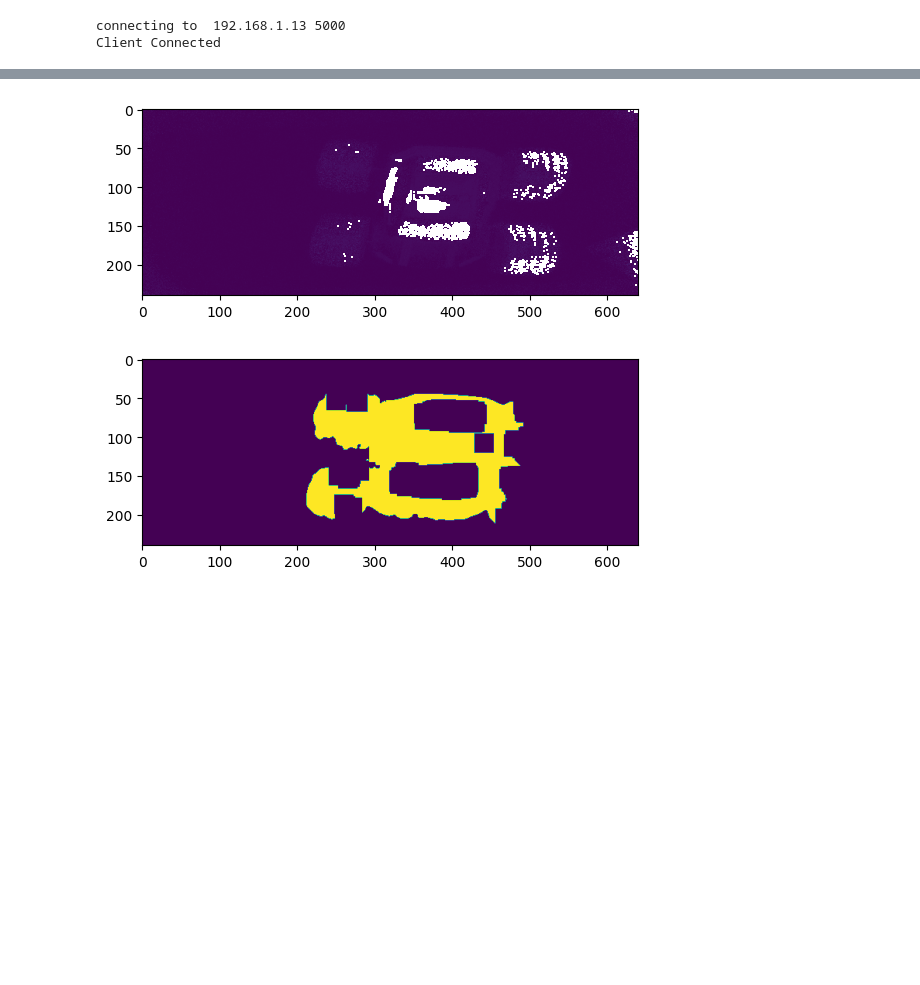
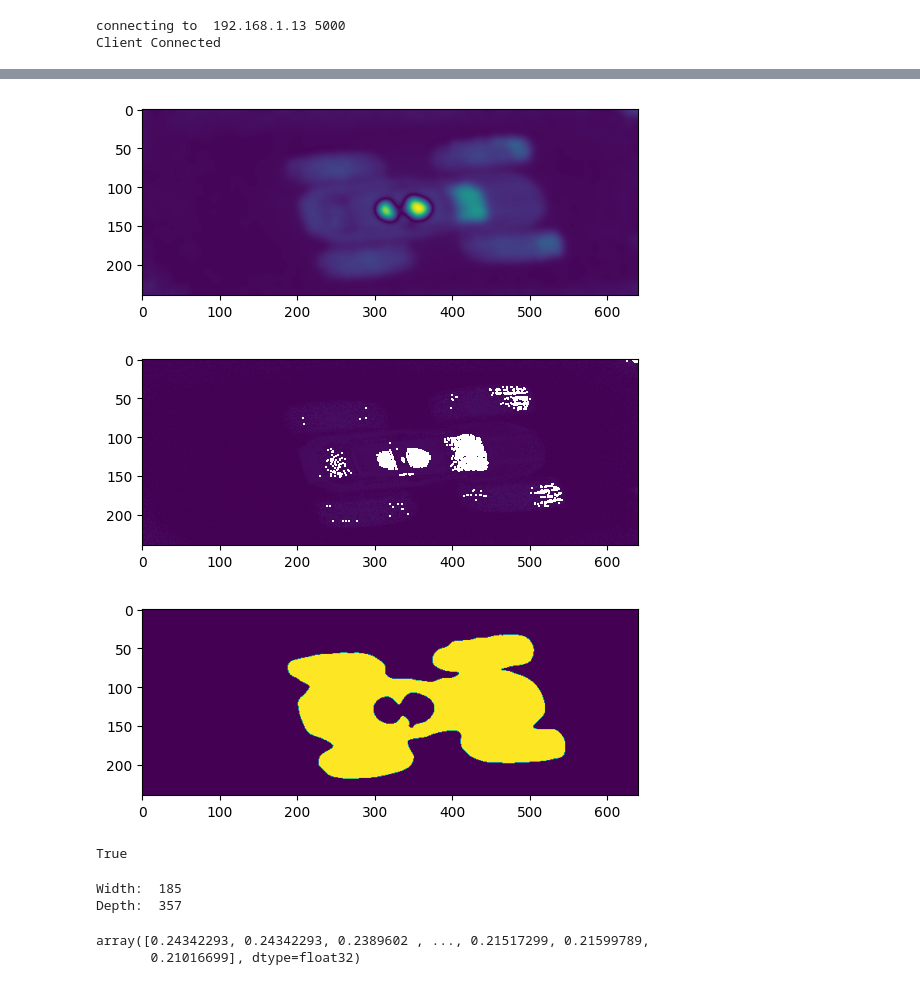
Before and after one commit to JulHeg/PigouvianWidthTax, a Jupyter notebook: scanner.ipynb, the cells around one changed output, grey strips where cells are left out. Saved outputs shown, nothing was run; the diff lists cells and outputs as text; code cells hidden in the pictures; blank space fills up the shorter version.

```diff
--- a/scanner.ipynb
+++ b/scanner.ipynb
@@ -48,21 +75,51 @@ plt.show()
 # %%
 def getLargestCC(segmentation):
     labels = label(segmentation)
     assert( labels.max() != 0 ) # assume at least 1 CC
     largestCC = labels == np.argmax(np.bincount(labels.flat)[1:])+1
     return largestCC
 
-car_cutoff = 0.01
-phase_difference = np.abs(gaussian_filter(phase_img_clean - phase_img,3))
-plt.imsave("phase_difference.png", phase_difference)
+car_cutoff = 0.02
+phase_difference = np.abs(gaussian_filter(preprocess_image(phase_img_clean) - preprocess_image(phase_img), 5))
+plt.imshow(phase_difference)
+plt.show()
 car_silhouette = phase_difference > car_cutoff
+is_there_a_car = False
 if np.sum(car_silhouette) > 0:
     car_silhouette = getLargestCC(car_silhouette)
+    if np.sum(car_silhouette) > 1000:
+        is_there_a_car = True
 
 plt.imshow(np.abs(phase_img_clean - phase_img))
 plt.show()
 plt.imshow(car_silhouette)
 plt.show()
+print(is_there_a_car)
 # %% [output]
-[figure, old version]
+[figure, new version]
-[figure, old version]
+[figure, new version]
+[figure, added]
+True
+# %%
+# Get the width and depth of the bounding box
+if is_there_a_car:
+    car_silhouette_where = np.where(car_silhouette == 1)
+    min_width = np.min(car_silhouette_where[0])
+    max_width = np.max(car_silhouette_where[0])
+    min_depth = np.min(car_silhouette_where[1])
+    max_depth = np.max(car_silhouette_where[1])
+    print("Width: ", max_width - min_width)
+    print("Depth: ", max_depth - min_depth)
+
+    n_pixels = 40
+    left_pixels = car_silhouette_where[:n_pixels]
+    distances = phase_img[left_pixels[0], left_pixels[1]]
+    displacements = math.
+# %% [output]
+Width:  185
+Depth:  357
+# %%
+distances
+# %% [output]
+array([0.24342293, 0.24342293, 0.2389602 , ..., 0.21517299, 0.21599789,
+       0.21016699], dtype=float32)
```
Also changed, not shown: parts of 5 cells of this notebook.
